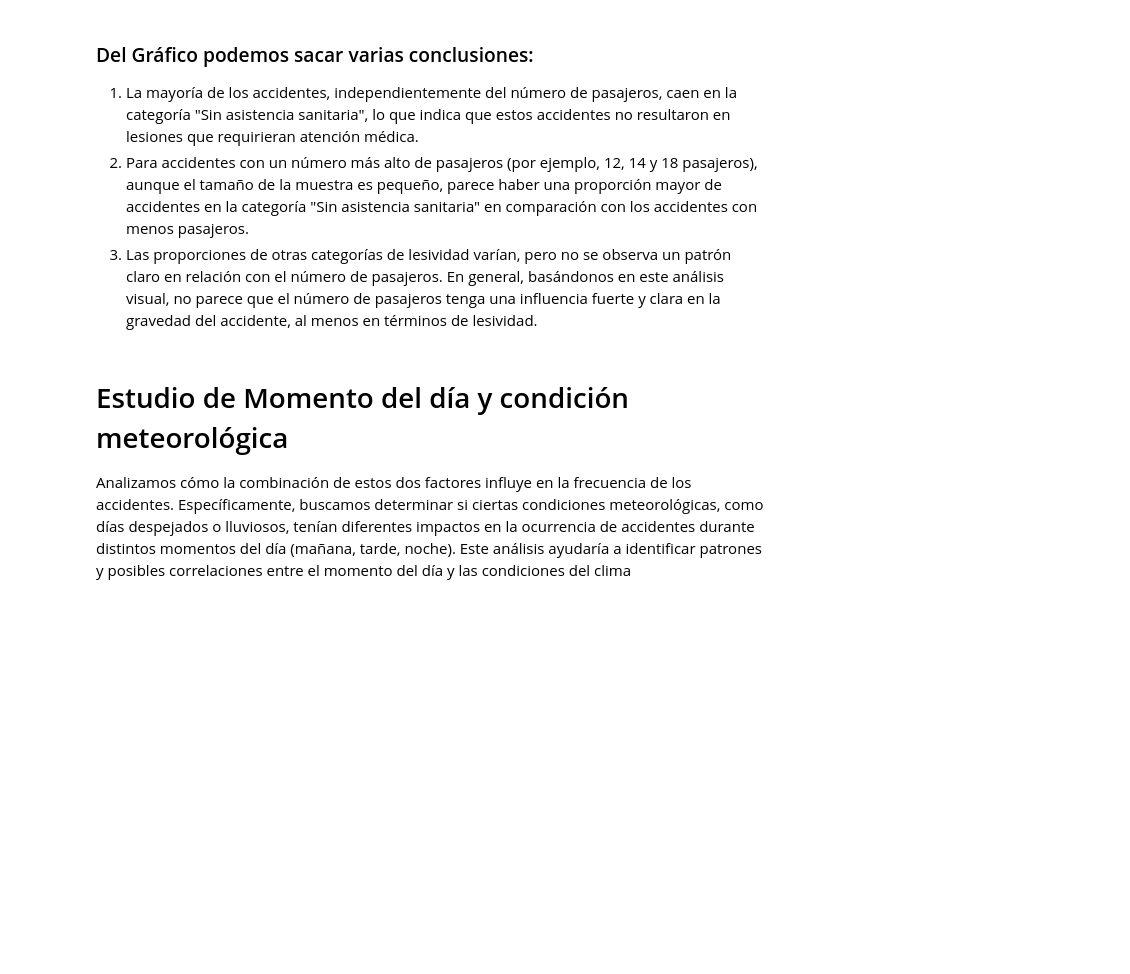
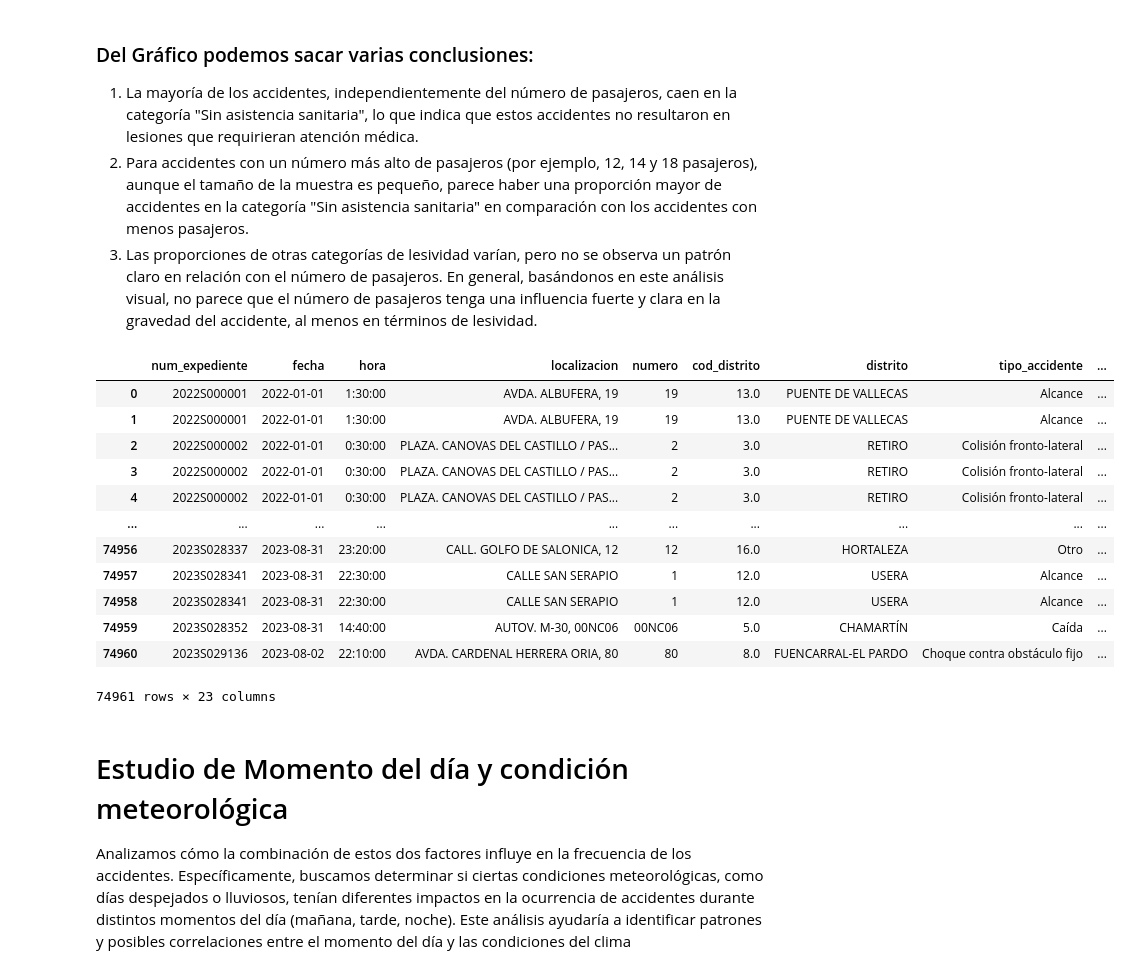
Before and after one commit to lucaramirezo/Traffic-Network-Transparency, a Jupyter notebook: Exploratory-Descriptive_Data_Analysis.ipynb, the cells around one changed output. Drawn from its saved outputs; the diff is of its cells as text; code cells hidden in the pictures; blank space fills up the shorter version.

```diff
--- a/Exploratory-Descriptive_Data_Analysis.ipynb
+++ b/Exploratory-Descriptive_Data_Analysis.ipynb
@@ -238,6 +244,22 @@ plt.show()
 2. Para accidentes con un número más alto de pasajeros (por ejemplo, 12, 14 y 18 pasajeros), aunque el tamaño de la muestra es pequeño, parece haber una proporción mayor de accidentes en la categoría "Sin asistencia sanitaria" en comparación con los accidentes con menos pasajeros.
 3. Las proporciones de otras categorías de lesividad varían, pero no se observa un patrón claro en relación con el número de pasajeros.
 En general, basándonos en este análisis visual, no parece que el número de pasajeros tenga una influencia fuerte y clara en la gravedad del accidente, al menos en términos de lesividad.
+# %%
+combined_data
+# %% [output]
+|  | num_expediente | fecha | hora | localizacion | numero | cod_distrito | distrito | tipo_accidente | ... |
+| 0 | 2022S000001 | 2022-01-01 | 1:30:00 | AVDA. ALBUFERA, 19 | 19 | 13.0 | PUENTE DE VALLECAS | Alcance | ... |
+| 1 | 2022S000001 | 2022-01-01 | 1:30:00 | AVDA. ALBUFERA, 19 | 19 | 13.0 | PUENTE DE VALLECAS | Alcance | ... |
+| 2 | 2022S000002 | 2022-01-01 | 0:30:00 | PLAZA. CANOVAS DEL CASTILLO / PAS... | 2 | 3.0 | RETIRO | Colisión fronto-lateral | ... |
+| 3 | 2022S000002 | 2022-01-01 | 0:30:00 | PLAZA. CANOVAS DEL CASTILLO / PAS... | 2 | 3.0 | RETIRO | Colisión fronto-lateral | ... |
+| 4 | 2022S000002 | 2022-01-01 | 0:30:00 | PLAZA. CANOVAS DEL CASTILLO / PAS... | 2 | 3.0 | RETIRO | Colisión fronto-lateral | ... |
+| ... | ... | ... | ... | ... | ... | ... | ... | ... | ... |
+| 74956 | 2023S028337 | 2023-08-31 | 23:20:00 | CALL. GOLFO DE SALONICA, 12 | 12 | 16.0 | HORTALEZA | Otro | ... |
+| 74957 | 2023S028341 | 2023-08-31 | 22:30:00 | CALLE SAN SERAPIO | 1 | 12.0 | USERA | Alcance | ... |
+| 74958 | 2023S028341 | 2023-08-31 | 22:30:00 | CALLE SAN SERAPIO | 1 | 12.0 | USERA | Alcance | ... |
+| 74959 | 2023S028352 | 2023-08-31 | 14:40:00 | AUTOV. M-30, 00NC06 | 00NC06 | 5.0 | CHAMARTÍN | Caída | ... |
+| 74960 | 2023S029136 | 2023-08-02 | 22:10:00 | AVDA. CARDENAL HERRERA ORIA, 80 | 80 | 8.0 | FUENCARRAL-EL PARDO | Choque contra obstáculo fijo | ... |
+74961 rows × 23 columns
 # %% [markdown]
 # Estudio de Momento del día y condición meteorológica
 Analizamos cómo la combinación de estos dos factores influye en la frecuencia de los accidentes. Específicamente, buscamos determinar si ciertas condiciones meteorológicas, como días despejados o lluviosos, tenían diferentes impactos en la ocurrencia de accidentes durante distintos momentos del día (mañana, tarde, noche). Este análisis ayudaría a identificar patrones y posibles correlaciones entre el momento del día y las condiciones del clima
```
Also changed, not shown: parts of 7 cells of this notebook, 1 other file.
